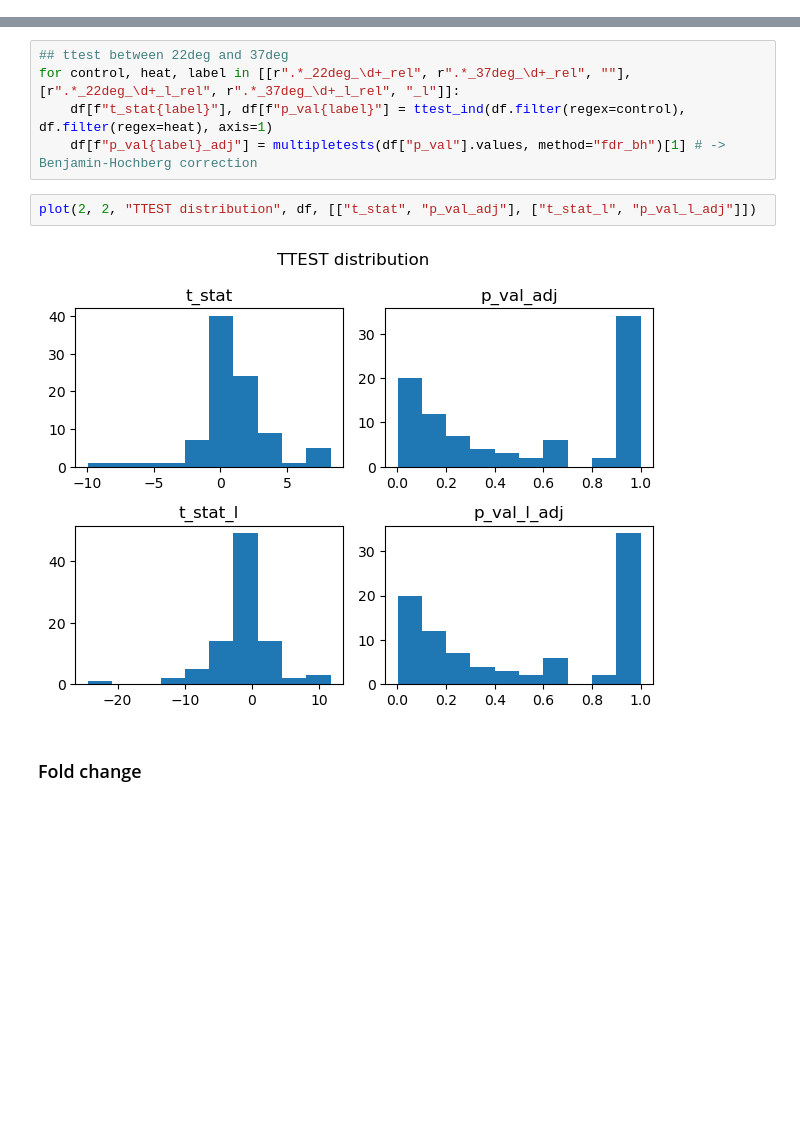
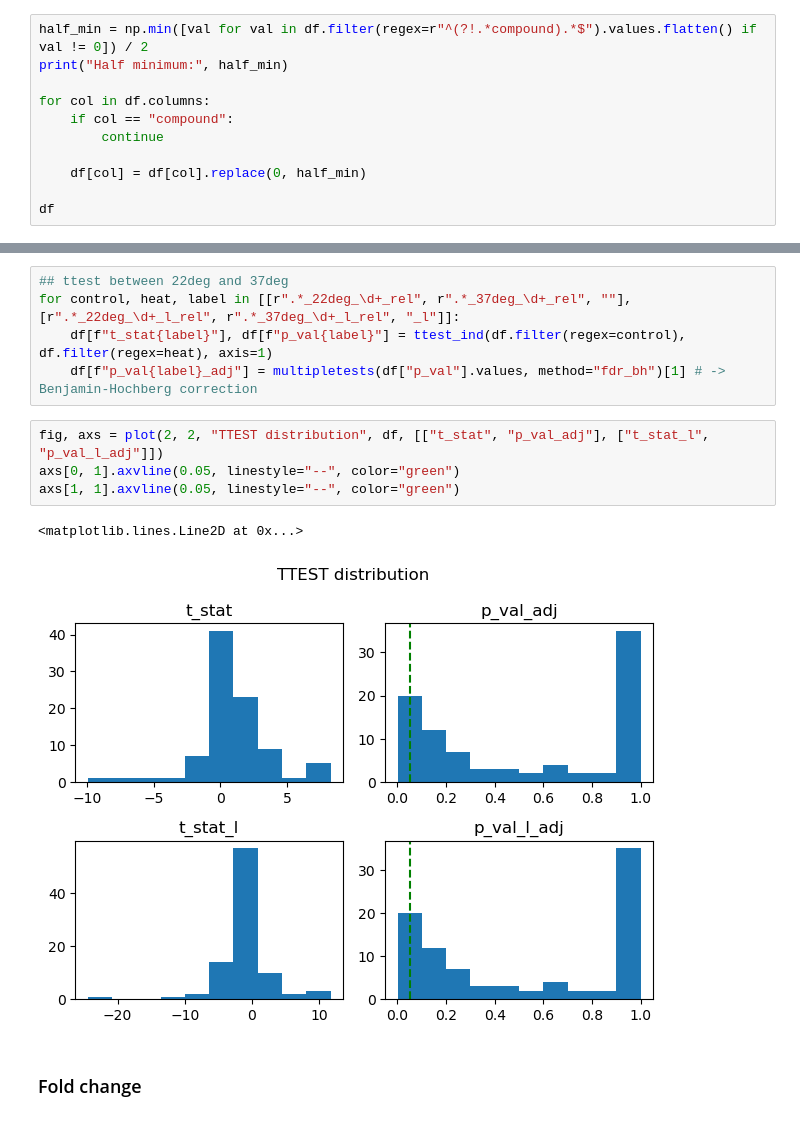
Before and after one commit to janniswi00/sphingo_modelling, a Jupyter notebook: code/analysis.ipynb, the cells around one changed output, grey strips where cells are left out. Drawn from its saved outputs; the diff is of its cells as text; blank space fills up the shorter version.

Commit message:
added significance line to ttest plot

```diff
--- a/code/analysis.ipynb
+++ b/code/analysis.ipynb
@@ -48,0 +50,11 @@ df
+# %%
+half_min = np.min([val for val in df.filter(regex=r"^(?!.*compound).*$").values.flatten() if val != 0]) / 2
+print("Half minimum:", half_min)
+
+for col in df.columns:
+    if col == "compound":
+        continue
+
+    df[col] = df[col].replace(0, half_min)
+
+df
@@ -135,9 +161,12 @@ for control, heat, label in [[r".*_22deg_\d+_rel", r".*_37deg_\d+_rel", ""], [r"
     df[f"t_stat{label}"], df[f"p_val{label}"] = ttest_ind(df.filter(regex=control), df.filter(regex=heat), axis=1)
     df[f"p_val{label}_adj"] = multipletests(df["p_val"].values, method="fdr_bh")[1] # -> Benjamin-Hochberg correction
 # %%
-plot(2, 2, "TTEST distribution", df, [["t_stat", "p_val_adj"], ["t_stat_l", "p_val_l_adj"]])
+fig, axs = plot(2, 2, "TTEST distribution", df, [["t_stat", "p_val_adj"], ["t_stat_l", "p_val_l_adj"]])
+axs[0, 1].axvline(0.05, linestyle="--", color="green")
+axs[1, 1].axvline(0.05, linestyle="--", color="green")
 # %% [output]
+<matplotlib.lines.Line2D at 0x...>
-[figure, old version]
+[figure, new version]
 # %% [markdown]
 ### Fold change
 # %%
```
Also changed, not shown: parts of 10 cells of this notebook.
